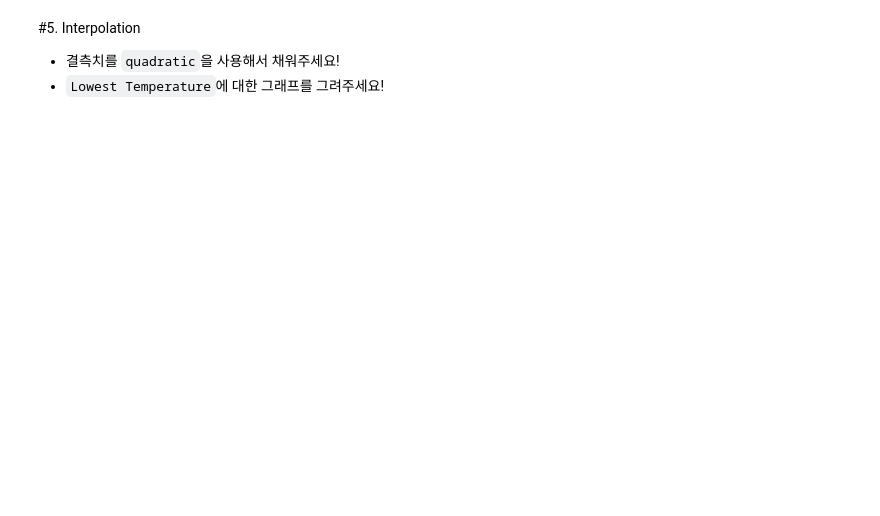
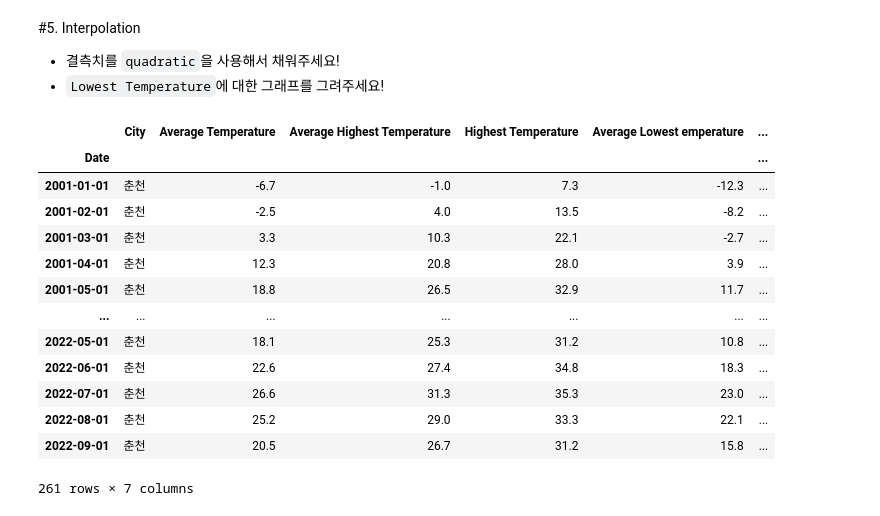
Before and after one commit to Slowhelp01/DAP_, a Jupyter notebook: Lecture_7.ipynb, the cells around one changed output. Cells and saved outputs as stored; diff of their text form; code cells hidden in the pictures; blank space fills up the shorter version.

```diff
--- a/Lecture_7.ipynb
+++ b/Lecture_7.ipynb
@@ -305,6 +304,29 @@ Date
 
 - 결측치를 `quadratic`을 사용해서 채워주세요!
 - `Lowest Temperature`에 대한 그래프를 그려주세요!
+# %%
+
+df_qfill = df_nan.copy()
+df_nan['rownum'] = np.arange(df_nan.shape[0])
+df_nan_nona = df_nan.dropna(subset = ['Lowest Temperature'])
+f = interp1d(df_nan_nona['rownum'], df_nan_nona['Lowest Temperature'], kind='quadratic')
+
+df_qfill
+# %% [output]
+|  | City | Average Temperature | Average Highest Temperature | Highest Temperature | Average Lowest emperature | ... |
+| Date |  |  |  |  |  | ... |
+| 2001-01-01 | 춘천 | -6.7 | -1.0 | 7.3 | -12.3 | ... |
+| 2001-02-01 | 춘천 | -2.5 | 4.0 | 13.5 | -8.2 | ... |
+| 2001-03-01 | 춘천 | 3.3 | 10.3 | 22.1 | -2.7 | ... |
+| 2001-04-01 | 춘천 | 12.3 | 20.8 | 28.0 | 3.9 | ... |
+| 2001-05-01 | 춘천 | 18.8 | 26.5 | 32.9 | 11.7 | ... |
+| ... | ... | ... | ... | ... | ... | ... |
+| 2022-05-01 | 춘천 | 18.1 | 25.3 | 31.2 | 10.8 | ... |
+| 2022-06-01 | 춘천 | 22.6 | 27.4 | 34.8 | 18.3 | ... |
+| 2022-07-01 | 춘천 | 26.6 | 31.3 | 35.3 | 23.0 | ... |
+| 2022-08-01 | 춘천 | 25.2 | 29.0 | 33.3 | 22.1 | ... |
+| 2022-09-01 | 춘천 | 20.5 | 26.7 | 31.2 | 15.8 | ... |
+261 rows × 7 columns
 # %%
 # Quadratic Interpolation
 df_qfill = df_nan.copy()
```
Also changed, not shown: parts of 4 cells of this notebook.
